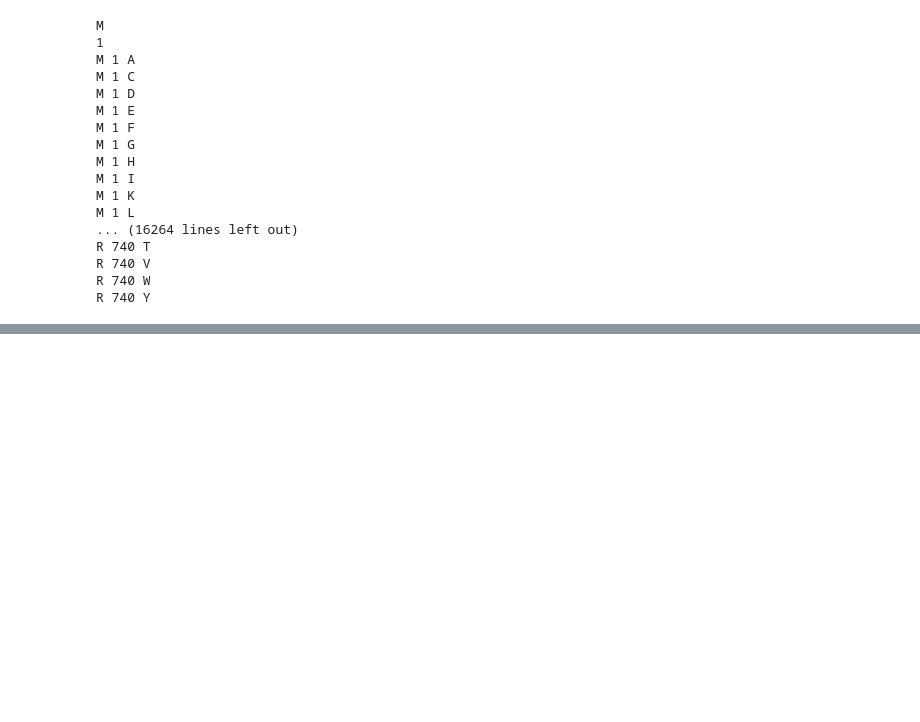
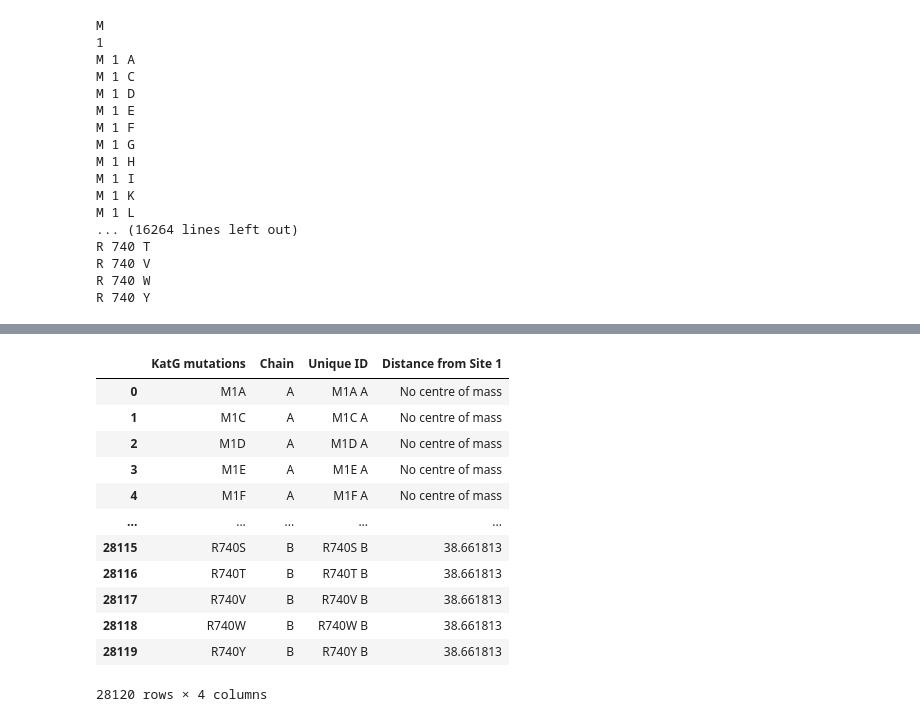
Before and after one commit to fowler-lab/Inh_resistance, a Jupyter notebook: KatG_mutation_characteristics.ipynb, the cells around one changed output, grey strips where cells are left out. Saved outputs shown, nothing was run; the diff lists cells and outputs as text; code cells hidden in the pictures; blank space fills up the shorter version.

```diff
--- a/KatG_mutation_characteristics.ipynb
+++ b/KatG_mutation_characteristics.ipynb
@@ -341,0 +499,2 @@ KatG.select_atoms(y)
+# %%
+KatG_mutations_df_B = KatG_mutations_df.copy()
@@ -341,0 +524,2 @@ KatG.select_atoms(y)
+# %%
+KatG_mutations_df = KatG_mutations_df.append(KatG_mutations_df_B, ignore_index = True)
@@ -341,0 +542,16 @@ KatG.select_atoms(y)
+# %%
+#creates unique ID for each possible KatG mutation
+
+Unique_ID = []
+mutation_no = -1
+
+for i in KatG_mutations_df['KatG mutations']:
+    mutation_no = mutation_no + 1
+    if mutation_no < 14060:
+        ID = i + ' ' + 'A'
+    else:
+        ID = i + ' ' + 'B'
+    Unique_ID.append(ID)
+
+KatG_mutations_df['Unique ID'] =  Unique_ID
+KatG_mutations_df
@@ -341,0 +572,38 @@ KatG.select_atoms(y)
+# %%
+#adds distance from site 1 column
+
+KatG_mutations_dist = []
+mutation_no = -1
+
+#cycles through all possible KatG mutations
+for a in KatG_mutations_df['Unique ID']:
+    mutation_no = mutation_no + 1
+    #cycles through all KatG residues looking for a match to the residue being mutated
+    for b in residue_CoM_df['Residue']:
+        if a[:-3] == b:
+            if mutation_no < 14060:
+                row_no = residue_CoM_df[residue_CoM_df['Residue']==b].index[0]
+            else:
+                row_no = residue_CoM_df[residue_CoM_df['Residue']==b].index[1]
+            Site1_dist = residue_CoM_df.loc[row_no,'Distance from Site 1']
+    KatG_mutations_dist.append(Site1_dist)
+
+KatG_mutations_df['Distance from Site 1'] =  KatG_mutations_dist
+KatG_mutations_df
+   dataframe1.set_index(#residue)
+#dataframe1.join(dataframe2)
+#
+# %% [output]
+|  | KatG mutations | Chain | Unique ID | Distance from Site 1 |
+| 0 | M1A | A | M1A A | No centre of mass |
+| 1 | M1C | A | M1C A | No centre of mass |
+| 2 | M1D | A | M1D A | No centre of mass |
+| 3 | M1E | A | M1E A | No centre of mass |
+| 4 | M1F | A | M1F A | No centre of mass |
+| ... | ... | ... | ... | ... |
+| 28115 | R740S | B | R740S B | 38.661813 |
+| 28116 | R740T | B | R740T B | 38.661813 |
+| 28117 | R740V | B | R740V B | 38.661813 |
+| 28118 | R740W | B | R740W B | 38.661813 |
+| 28119 | R740Y | B | R740Y B | 38.661813 |
+28120 rows × 4 columns
```
Also changed, not shown: parts of 21 cells of this notebook.
